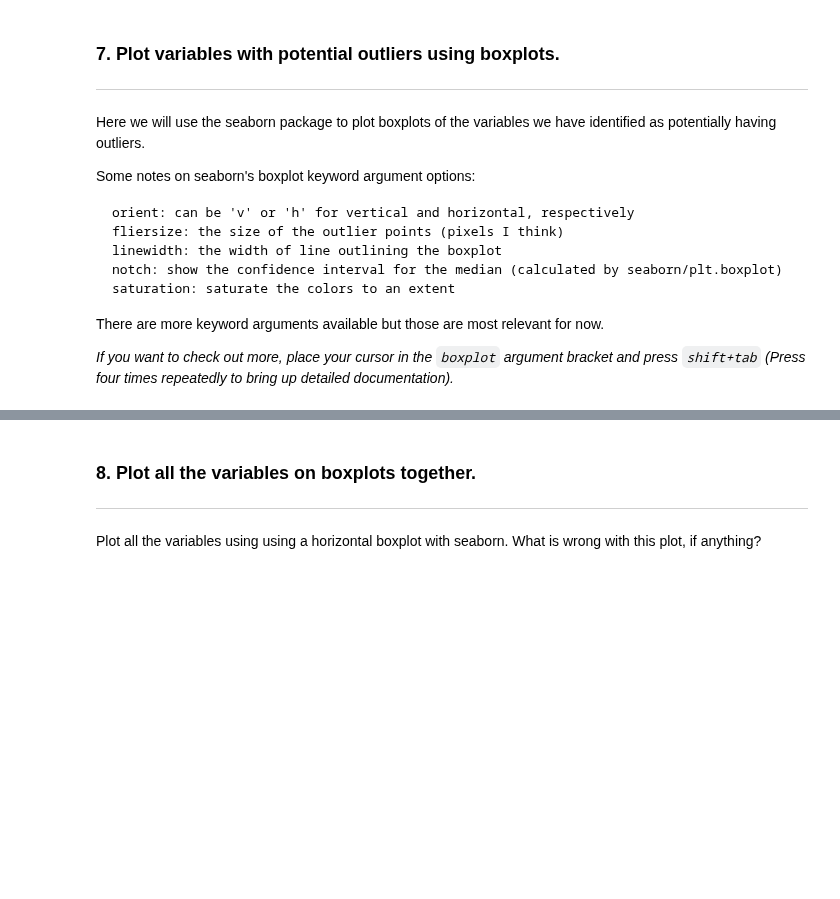
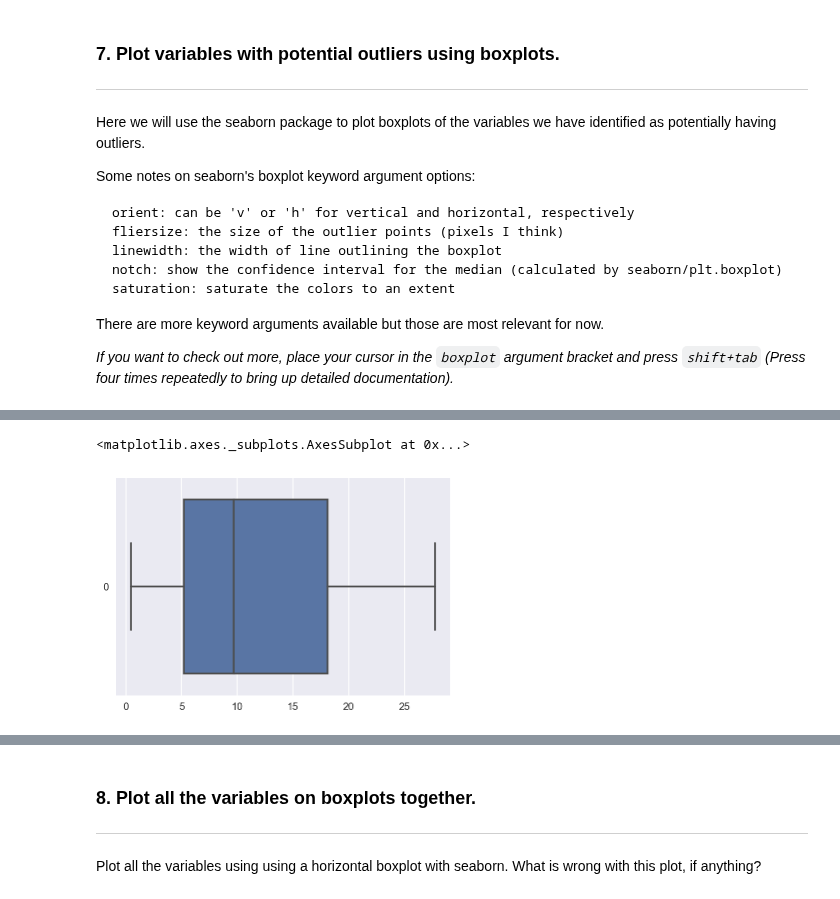
Before and after one commit to ga-curriculum/old-dsb-108-EDA, a Jupyter notebook: basic-eda-walkthrough.ipynb, the cells around one changed output, grey strips where cells are left out. Saved outputs shown, nothing was run; the diff lists cells and outputs as text; code cells hidden in the pictures; blank space fills up the shorter version.

```diff
--- a/basic-eda-walkthrough.ipynb
+++ b/basic-eda-walkthrough.ipynb
@@ -235,4 +483,8 @@ _If you want to check out more, place your cursor in the `boxplot` argument brac
 # %%
 # business zone percent
+sns.boxplot(data=boston['business_zone_pct'], orient="h")
+# %% [output]
+<matplotlib.axes._subplots.AxesSubplot at 0x...>
+[figure, added]
 # %%
 # black population statistic
```
Also changed, not shown: parts of 47 cells of this notebook.
